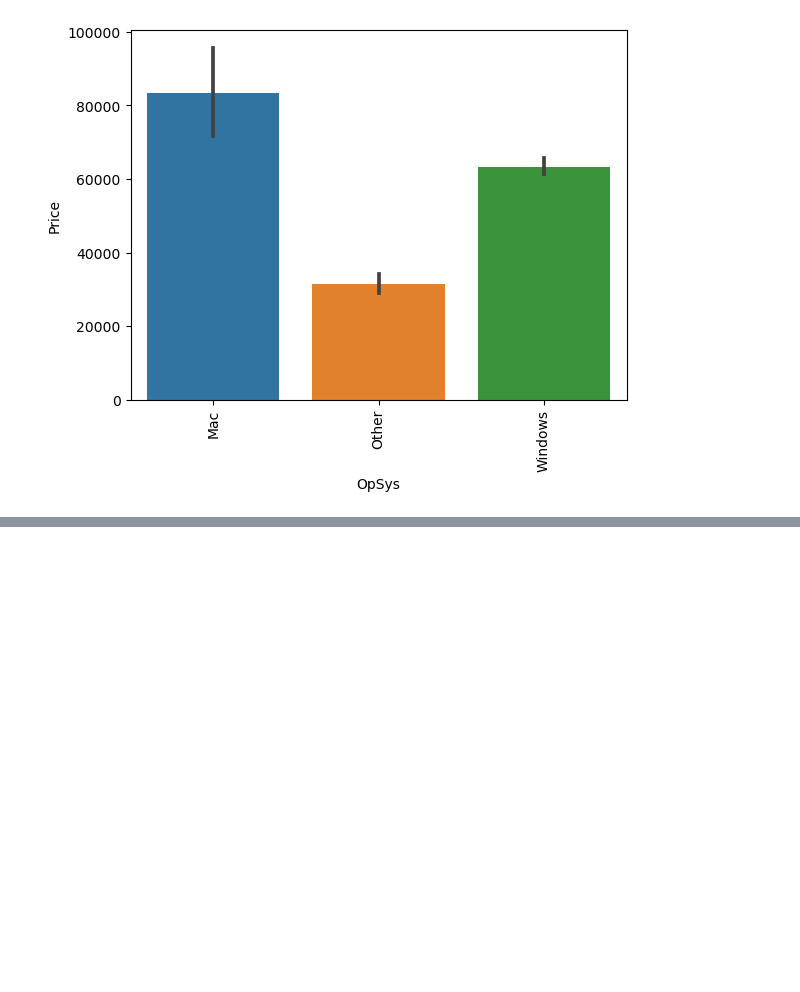
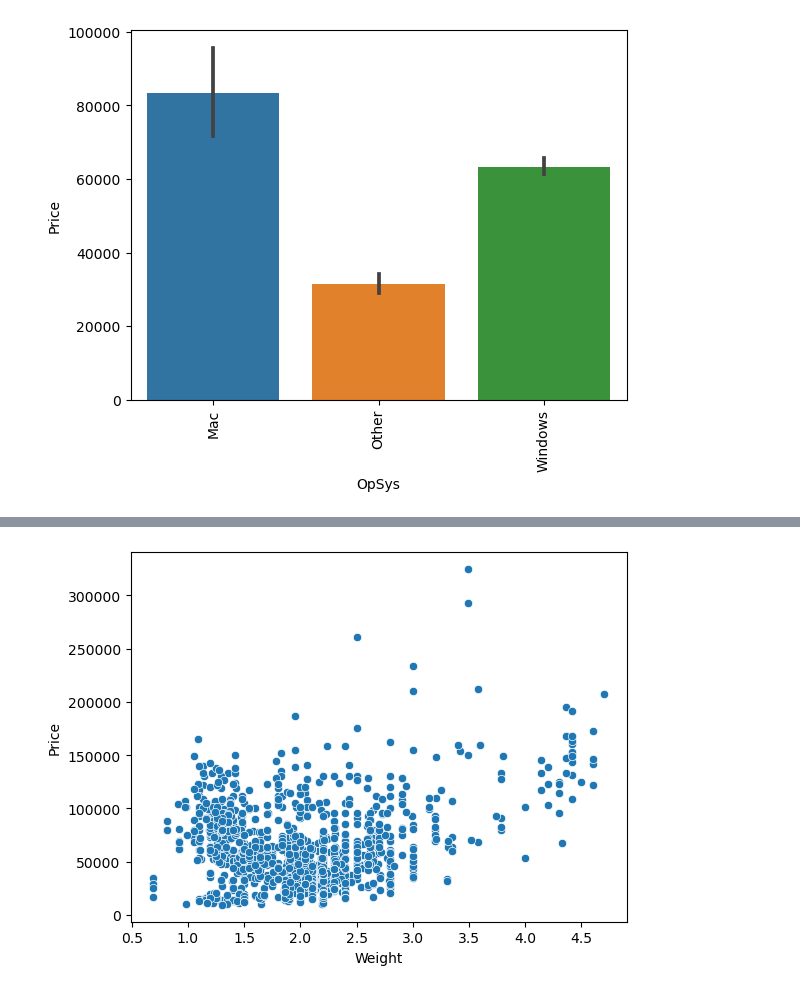
Before and after one commit to lawalsegun2025/laptop_price_predictor, a Jupyter notebook: laptop_price_predictor.ipynb, the cells around one changed output, grey strips where cells are left out. Cells and saved outputs as stored; diff of their text form; code cells hidden in the pictures; blank space fills up the shorter version.

```diff
--- a/laptop_price_predictor.ipynb
+++ b/laptop_price_predictor.ipynb
@@ -1011,0 +1018,4 @@ plt.xticks(rotation = 'vertical');
+# %%
+sns.scatterplot(x=df["Weight"], y=df["Price"]);
+# %% [output]
+[figure, added]
```
Also changed, not shown: parts of 2 cells of this notebook.
